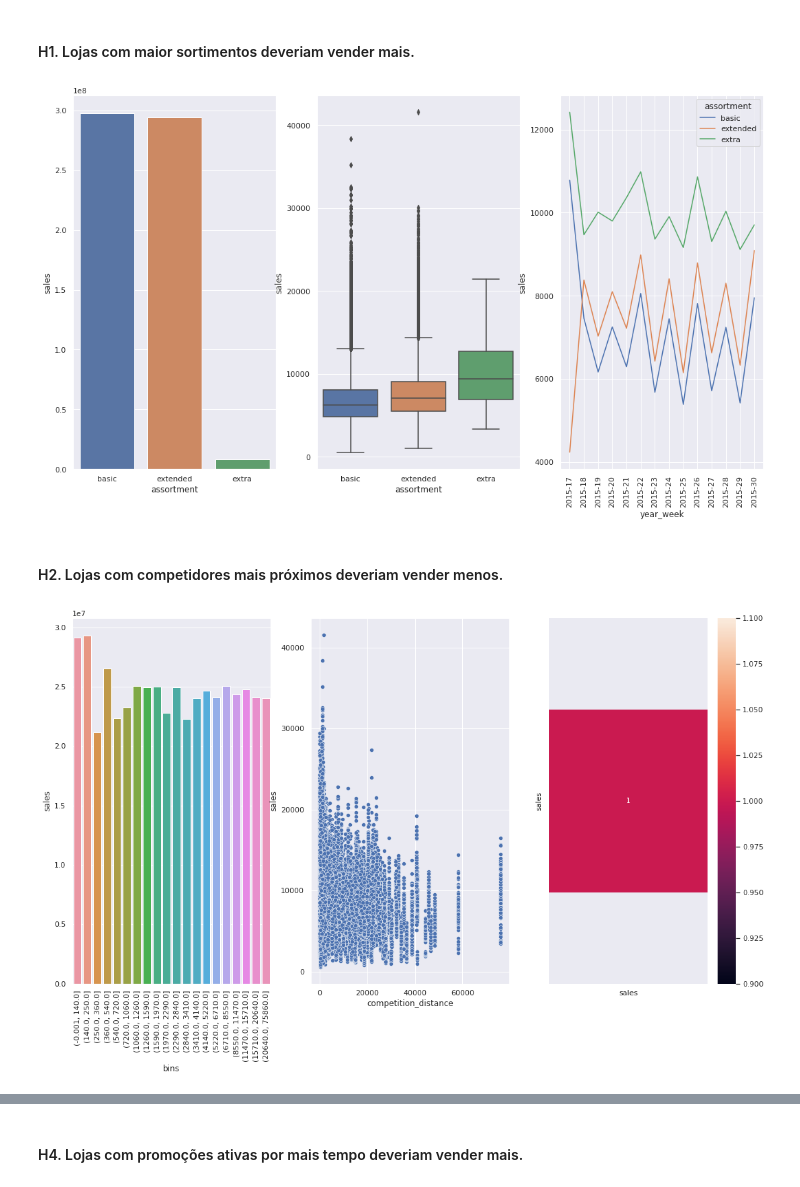
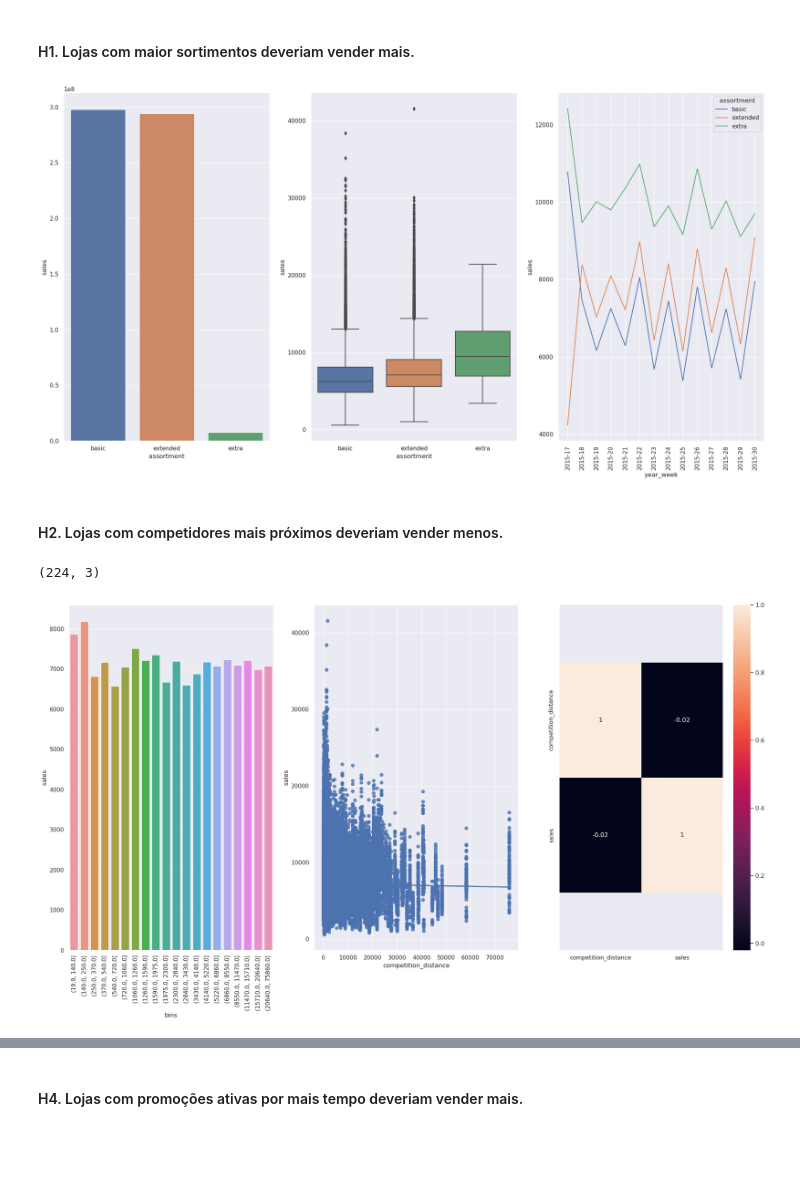
Before and after one commit to GustavoBarros11/rossmann_sales_forecast, a Jupyter notebook: ciclo1_notebook.ipynb, the cells around one changed output, grey strips where cells are left out. Drawn from its saved outputs; the diff is of its cells as text; code cells hidden in the pictures; blank space fills up the shorter version.

```diff
--- a/ciclo1_notebook.ipynb
+++ b/ciclo1_notebook.ipynb
@@ -16,7 +16,7 @@ sns.set_theme()
 warnings.filterwarnings('ignore')
 pd.set_option('display.float_format', '{:.2f}'.format)
 pd.set_option('display.max_columns', 100)
-plt.rcParams['figure.figsize'] = (18, 10)
+plt.rcParams['figure.figsize'] = (24, 12)
 # %% [markdown]
 ### 0.1) Funções Auxiliares
 # %%
@@ -299,6 +301,7 @@ month_map = {1: 'Jan', 2: 'Fev', 3: 'Mar', 4: 'Apr', 5: 'May', 6: 'Jun', 7: 'Jul
 df2['month_map'] = df2['month'].map( month_map )
 df2['is_promo'] = df2[['promo_interval', 'month_map']].apply( lambda x: 0 if x['promo_interval'] == 0 else 1 \
     if x['month_map'] in x['promo_interval'].split( ',' ) else 0, axis=1 ).astype('bool')
+df2.loc[(df2['promo_time_week'] == 0) & (df2['is_promo'] == 1), 'promo_time_week'] = 1
 # %% [markdown]
 # 3.0) Filtragem de Variáveis
 # %%
@@ -384,26 +387,30 @@ ax[2].set_xticklabels(df_h1_2['year_week'].unique(), rotation=90)
 
 plt.show()
 # %% [output]
-[figure, old version]
+[figure, new version]
 # %% [markdown]
 #### H2. Lojas com competidores mais próximos deveriam vender menos.
+# %%
+df_h2 = df4.loc[(df4['competition_duration'] > 0) & (df4['competition_distance'] > 0), ['competition_duration', 'competition_distance', 'sales']]
+df_h2['bins'] = pd.qcut(df_h2.loc[(df_h2['competition_duration'] > 0) & (df_h2['competition_distance'] > 0), 'competition_distance'], 20, precision=1)
+
+df_h2_1 = df_h2.groupby('bins').agg({'sales': 'mean'}).reset_index()
+# %%
+df4.loc[df4['competition_distance'] == 0, ['competition_duration', 'competition_distance', 'sales']].shape
+# %% [output]
+(224, 3)
 # %%
-df_h2 = df4.loc[df4['competition_duration'] > 0, ['competition_duration', 'competition_distance', 'sales']]
-df_h2['bins'] = pd.qcut(df_h2.loc[df_h2['competition_duration'] > 0, 'competition_distance'], 20)
-
-df_h2_1 = df_h2.groupby('bins').agg({'sales': 'sum'}).reset_index()
-
 fig, ax = plt.subplots(1, 3)
 
 sns.barplot(data=df_h2_1, x='bins', y='sales', ax=ax[0])
 ax[0].set_xticklabels(df_h2_1['bins'], rotation=90)
 
-sns.scatterplot(data=df4, x='competition_distance', y='sales', ax=ax[1])
+sns.regplot(data=df4, x='competition_distance', y='sales', ci=False, ax=ax[1])
 
-x = sns.heatmap( df_h2_1.corr( method='pearson' ), annot=True );
+x = sns.heatmap( df_h2[['competition_distance', 'sales']].corr( method='pearson' ), annot=True );
 bottom, top = x.get_ylim()
 x.set_ylim( bottom+0.5, top-0.5 );
 
 plt.show()
 # %% [output]
-[figure, old version]
+[figure, new version]
```
Also changed, not shown: parts of 13 cells of this notebook.
